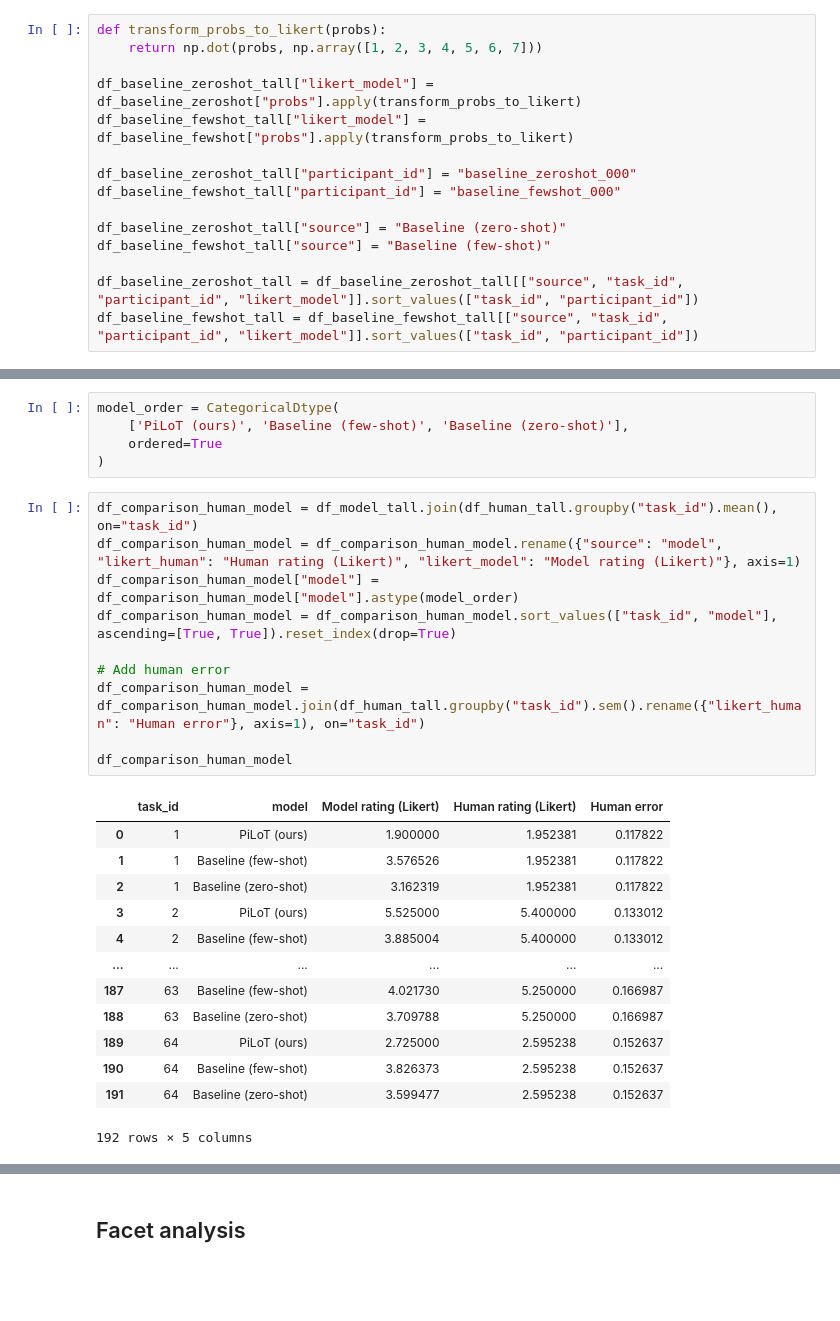
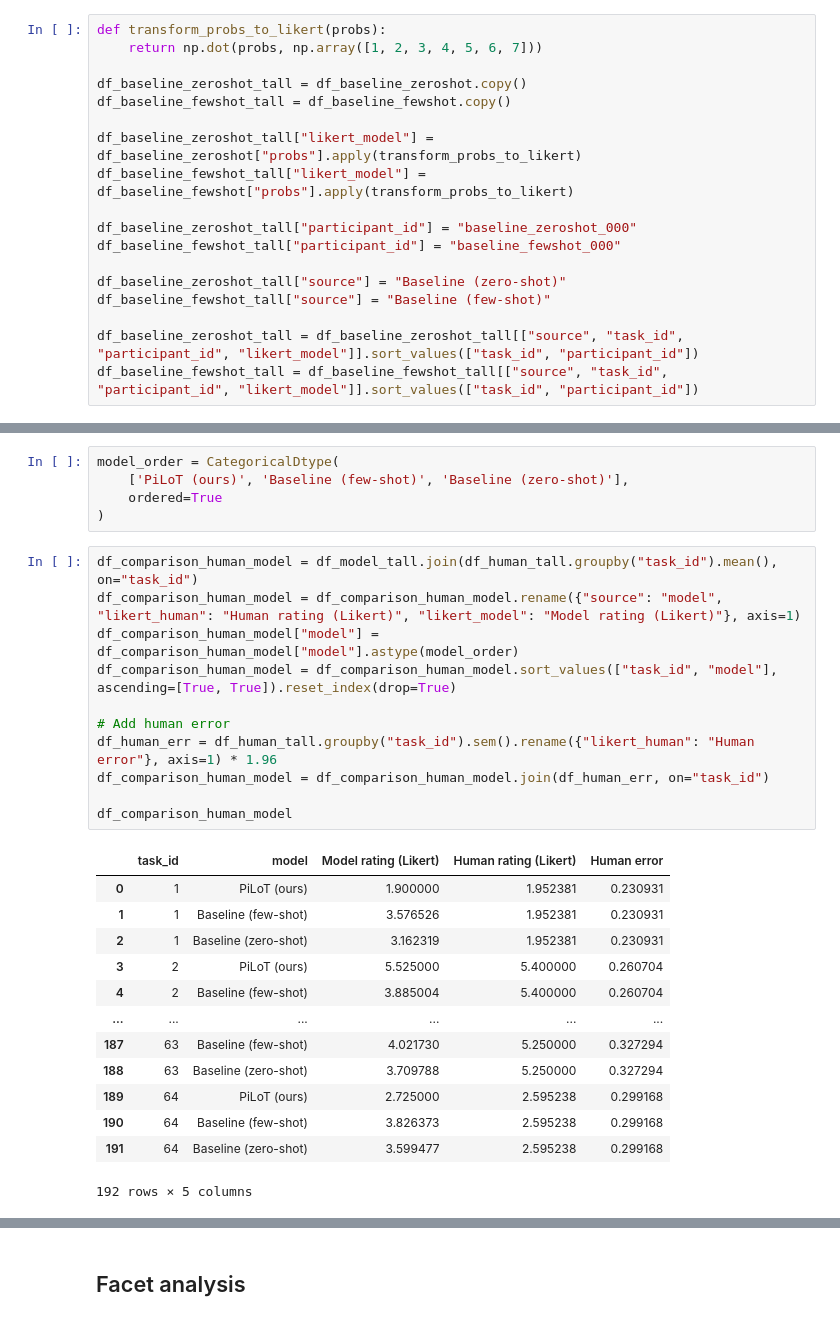
Before and after one commit to cedzhang/physical-language-understanding, a Jupyter notebook: analysis/make_tall_df.ipynb, the cells around one changed output, grey strips where cells are left out. Cells and saved outputs as stored; diff of their text form; blank space fills up the shorter version.

```diff
--- a/analysis/make_tall_df.ipynb
+++ b/analysis/make_tall_df.ipynb
@@ -128,6 +124,9 @@ df_model_tall.groupby("task_id")
 # %%
 def transform_probs_to_likert(probs):
     return np.dot(probs, np.array([1, 2, 3, 4, 5, 6, 7]))
+
+df_baseline_zeroshot_tall = df_baseline_zeroshot.copy()
+df_baseline_fewshot_tall = df_baseline_fewshot.copy()
 
 df_baseline_zeroshot_tall["likert_model"] = df_baseline_zeroshot["probs"].apply(transform_probs_to_likert)
 df_baseline_fewshot_tall["likert_model"] = df_baseline_fewshot["probs"].apply(transform_probs_to_likert)
@@ -199,24 +198,25 @@ model_order = CategoricalDtype(
 # %%
 df_comparison_human_model = df_model_tall.join(df_human_tall.groupby("task_id").mean(), on="task_id")
 df_comparison_human_model = df_comparison_human_model.rename({"source": "model", "likert_human": "Human rating (Likert)", "likert_model": "Model rating (Likert)"}, axis=1)
 df_comparison_human_model["model"] = df_comparison_human_model["model"].astype(model_order)
 df_comparison_human_model = df_comparison_human_model.sort_values(["task_id", "model"], ascending=[True, True]).reset_index(drop=True)
 
 # Add human error
-df_comparison_human_model = df_comparison_human_model.join(df_human_tall.groupby("task_id").sem().rename({"likert_human": "Human error"}, axis=1), on="task_id")
+df_human_err = df_human_tall.groupby("task_id").sem().rename({"likert_human": "Human error"}, axis=1) * 1.96
+df_comparison_human_model = df_comparison_human_model.join(df_human_err, on="task_id")
 
 df_comparison_human_model
 # %% [output]
 |  | task_id | model | Model rating (Likert) | Human rating (Likert) | Human error |
-| 0 | 1 | PiLoT (ours) | 1.900000 | 1.952381 | 0.117822 |
-| 1 | 1 | Baseline (few-shot) | 3.576526 | 1.952381 | 0.117822 |
-| 2 | 1 | Baseline (zero-shot) | 3.162319 | 1.952381 | 0.117822 |
-| 3 | 2 | PiLoT (ours) | 5.525000 | 5.400000 | 0.133012 |
-| 4 | 2 | Baseline (few-shot) | 3.885004 | 5.400000 | 0.133012 |
+| 0 | 1 | PiLoT (ours) | 1.900000 | 1.952381 | 0.230931 |
+| 1 | 1 | Baseline (few-shot) | 3.576526 | 1.952381 | 0.230931 |
+| 2 | 1 | Baseline (zero-shot) | 3.162319 | 1.952381 | 0.230931 |
+| 3 | 2 | PiLoT (ours) | 5.525000 | 5.400000 | 0.260704 |
+| 4 | 2 | Baseline (few-shot) | 3.885004 | 5.400000 | 0.260704 |
 | ... | ... | ... | ... | ... | ... |
-| 187 | 63 | Baseline (few-shot) | 4.021730 | 5.250000 | 0.166987 |
-| 188 | 63 | Baseline (zero-shot) | 3.709788 | 5.250000 | 0.166987 |
-| 189 | 64 | PiLoT (ours) | 2.725000 | 2.595238 | 0.152637 |
-| 190 | 64 | Baseline (few-shot) | 3.826373 | 2.595238 | 0.152637 |
-| 191 | 64 | Baseline (zero-shot) | 3.599477 | 2.595238 | 0.152637 |
+| 187 | 63 | Baseline (few-shot) | 4.021730 | 5.250000 | 0.327294 |
+| 188 | 63 | Baseline (zero-shot) | 3.709788 | 5.250000 | 0.327294 |
+| 189 | 64 | PiLoT (ours) | 2.725000 | 2.595238 | 0.299168 |
+| 190 | 64 | Baseline (few-shot) | 3.826373 | 2.595238 | 0.299168 |
+| 191 | 64 | Baseline (zero-shot) | 3.599477 | 2.595238 | 0.299168 |
 192 rows × 5 columns
```
Also changed, not shown: parts of 18 cells of this notebook.
